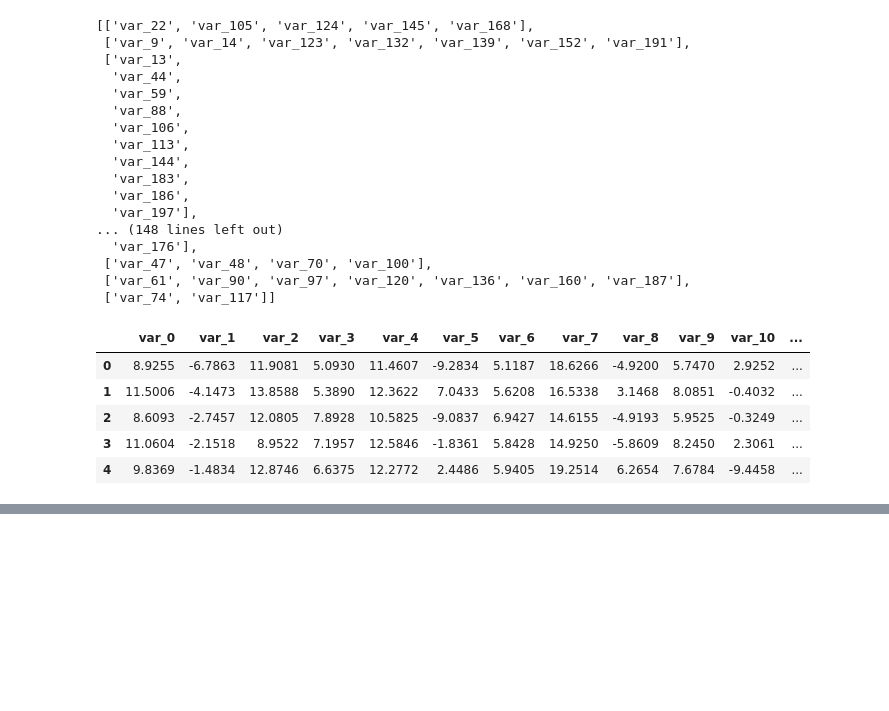
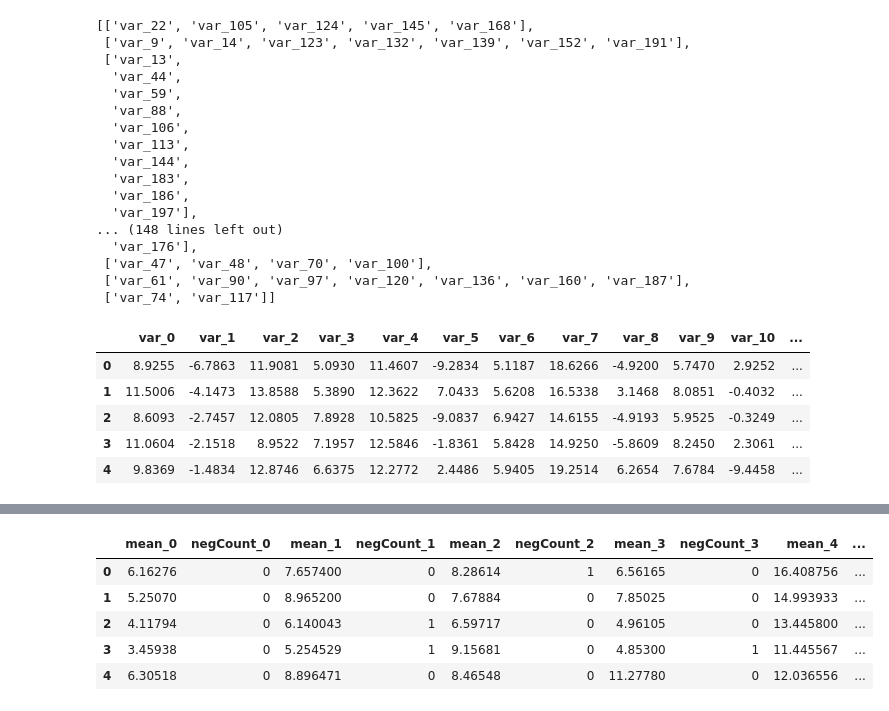
Before and after one commit to ryuu314t/kg_santa, a Jupyter notebook: 00_code/okamoto/114_EDA_mean.ipynb, the cells around one changed output, grey strips where cells are left out. Saved outputs shown, nothing was run; the diff lists cells and outputs as text; code cells hidden in the pictures; blank space fills up the shorter version.

```diff
--- a/00_code/okamoto/114_EDA_mean.ipynb
+++ b/00_code/okamoto/114_EDA_mean.ipynb
@@ -970,3 +970,10 @@ x_train.head()
 | 2 | 8.6093 | -2.7457 | 12.0805 | 7.8928 | 10.5825 | -9.0837 | 6.9427 | 14.6155 | -4.9193 | 5.9525 | -0.3249 | ... |
 | 3 | 11.0604 | -2.1518 | 8.9522 | 7.1957 | 12.5846 | -1.8361 | 5.8428 | 14.9250 | -5.8609 | 8.2450 | 2.3061 | ... |
 | 4 | 9.8369 | -1.4834 | 12.8746 | 6.6375 | 12.2772 | 2.4486 | 5.9405 | 19.2514 | 6.2654 | 7.6784 | -9.4458 | ... |
+# %%
+for i in x_train.columns:
+    if 'negCount' in str(i) or 'mean' in str(i):
+        print(i)
+    else:
+        x_train=x_train.drop(i, axis=1)
+        x_test=x_test.drop(i, axis=1)
@@ -973 +998,10 @@ x_train.head()
+# %%
+x_train.head()
+# %% [output]
+|  | mean_0 | negCount_0 | mean_1 | negCount_1 | mean_2 | negCount_2 | mean_3 | negCount_3 | mean_4 | ... |
+| 0 | 6.16276 | 0 | 7.657400 | 0 | 8.28614 | 1 | 6.56165 | 0 | 16.408756 | ... |
+| 1 | 5.25070 | 0 | 8.965200 | 0 | 7.67884 | 0 | 7.85025 | 0 | 14.993933 | ... |
+| 2 | 4.11794 | 0 | 6.140043 | 1 | 6.59717 | 0 | 4.96105 | 0 | 13.445800 | ... |
+| 3 | 3.45938 | 0 | 5.254529 | 1 | 9.15681 | 0 | 4.85300 | 1 | 11.445567 | ... |
+| 4 | 6.30518 | 0 | 8.896471 | 0 | 8.46548 | 0 | 11.27780 | 0 | 12.036556 | ... |
 # %%
```
Also changed, not shown: parts of 3 cells of this notebook, 5 other files.
